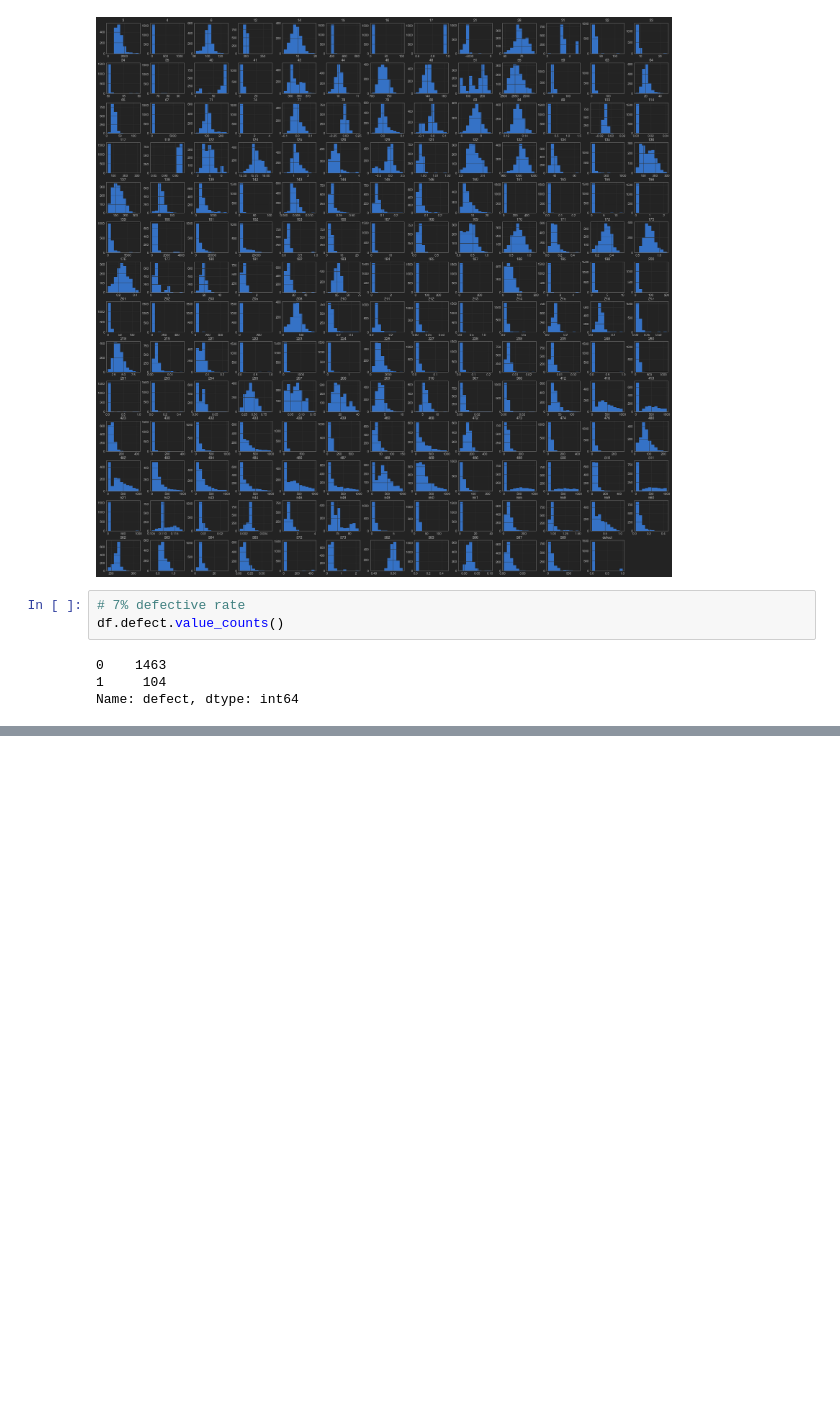
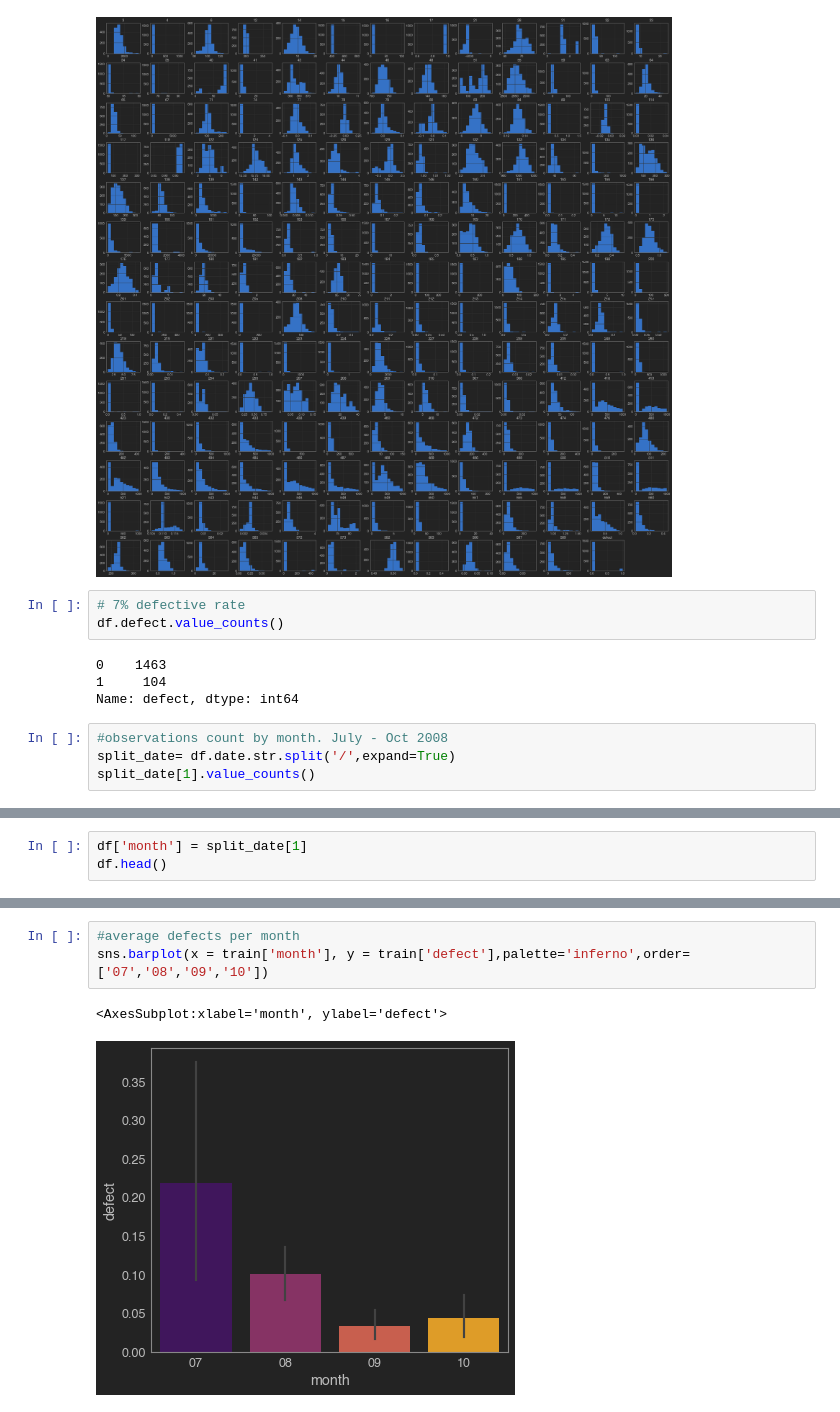
Before and after one commit to Ken-Alviola/individual_project, a Jupyter notebook: explore_semicon.ipynb, the cells around one changed output, grey strips where cells are left out. Saved outputs shown, nothing was run; the diff lists cells and outputs as text; blank space fills up the shorter version.

```diff
--- a/explore_semicon.ipynb
+++ b/explore_semicon.ipynb
@@ -48,3 +53,7 @@ df.defect.value_counts()
 0    1463
 1     104
 Name: defect, dtype: int64
+# %%
+#observations count by month. July - Oct 2008
+split_date= df.date.str.split('/',expand=True)
+split_date[1].value_counts()
@@ -50,0 +71,3 @@ Name: defect, dtype: int64
+# %%
+df['month'] = split_date[1]
+df.head()
@@ -63,3 +97,9 @@ plt.title('Correlation heatmap', fontsize = 15)
 plt.show()
 # %% [output]
 [figure]
+# %%
+#average defects per month
+sns.barplot(x = train['month'], y = train['defect'],palette='inferno',order=['07','08','09','10'])
+# %% [output]
+<AxesSubplot:xlabel='month', ylabel='defect'>
+[figure, added]
```
Also changed, not shown: parts of 19 cells of this notebook, 1 other file.
